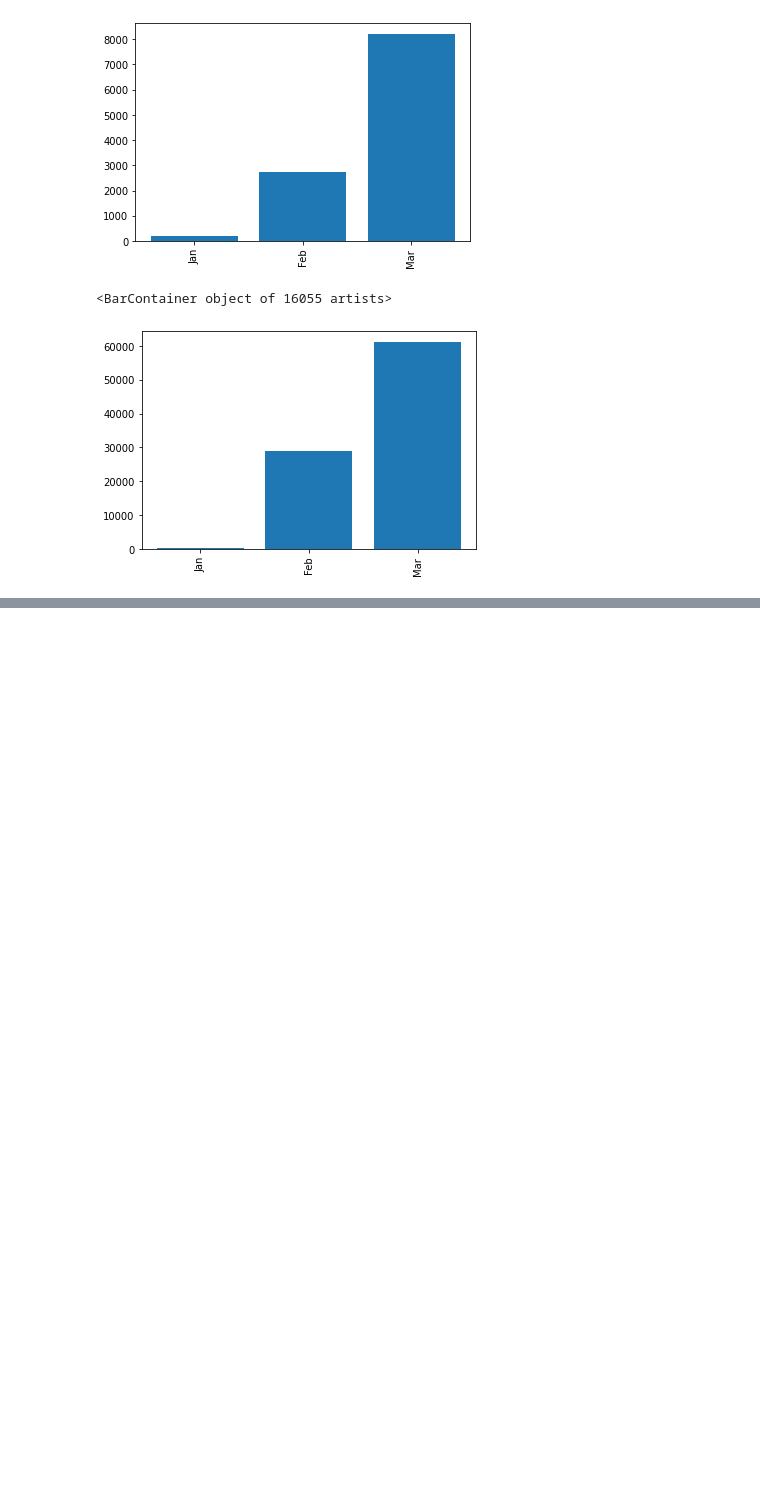
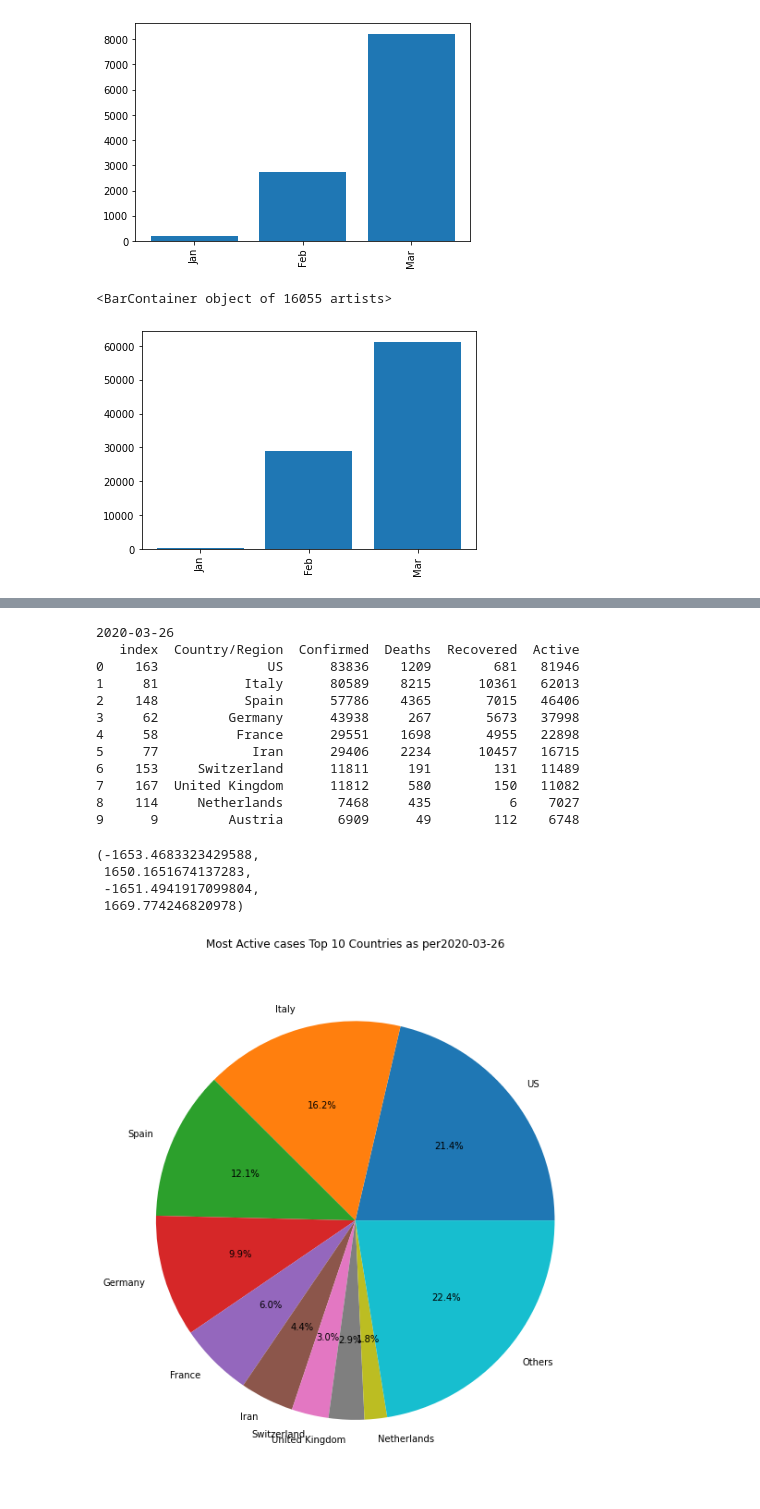
Before and after one commit to AlrikF/Covid19, a Jupyter notebook: COVID.ipynb, the cells around one changed output, grey strips where cells are left out. Saved outputs shown, nothing was run; the diff lists cells and outputs as text; code cells hidden in the pictures; blank space fills up the shorter version.

```diff
--- a/COVID.ipynb
+++ b/COVID.ipynb
@@ -243,0 +316,42 @@ row_latest_grouped = row_latest.groupby('Country/Region')['Confirmed', 'Deaths',
+# %%
+max_latest_country=full_latest_grouped.sort_values(by=["Active"],ascending=[0]).reset_index()
+
+
+confirmed_pie_val=[]
+confirmed_pie_val[0:9]=max_latest_country["Active"][0:9]
+confirmed_pie_val.append(max_latest_country["Active"][9:].sum())
+
+confirmed_label_pie=[]
+confirmed_label_pie[0:9]=max_latest_country["Country/Region"][0:9]
+confirmed_label_pie.append("Others")
+
+fig1,ax1=plt.subplots()
+fig1.subplots_adjust(0.9,0,2,2)
+
+actdat=max(full_table['Date'])
+print(actdat.date())
+plt.title("Most Active cases Top 10 Countries "+"as per "+ str(actdat.date()))
+print(max_latest_country.head(10))
+#print(max_latest_country)
+
+ax1.pie(confirmed_pie_val,labels=confirmed_label_pie,autopct='%1.1f%%',radius=1500)
+ax1.axis('equal')
+# plt.show()
+# %% [output]
+2020-03-26
+   index  Country/Region  Confirmed  Deaths  Recovered  Active
+0    163              US      83836    1209        681   81946
+1     81           Italy      80589    8215      10361   62013
+2    148           Spain      57786    4365       7015   46406
+3     62         Germany      43938     267       5673   37998
+4     58          France      29551    1698       4955   22898
+5     77            Iran      29406    2234      10457   16715
+6    153     Switzerland      11811     191        131   11489
+7    167  United Kingdom      11812     580        150   11082
+8    114     Netherlands       7468     435          6    7027
+9      9         Austria       6909      49        112    6748
+(-1653.4683323429588,
+ 1650.1651674137283,
+ -1651.4941917099804,
+ 1669.774246820978)
+[figure, added]
```
Also changed, not shown: parts of 7 cells of this notebook.
